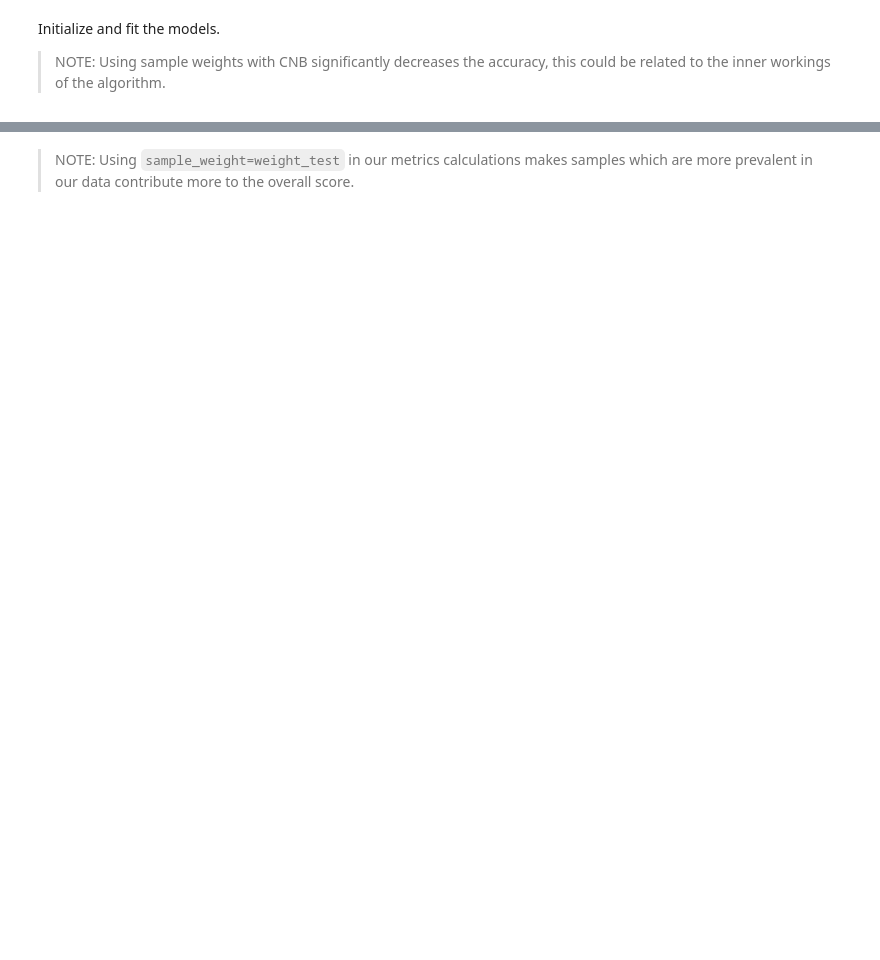
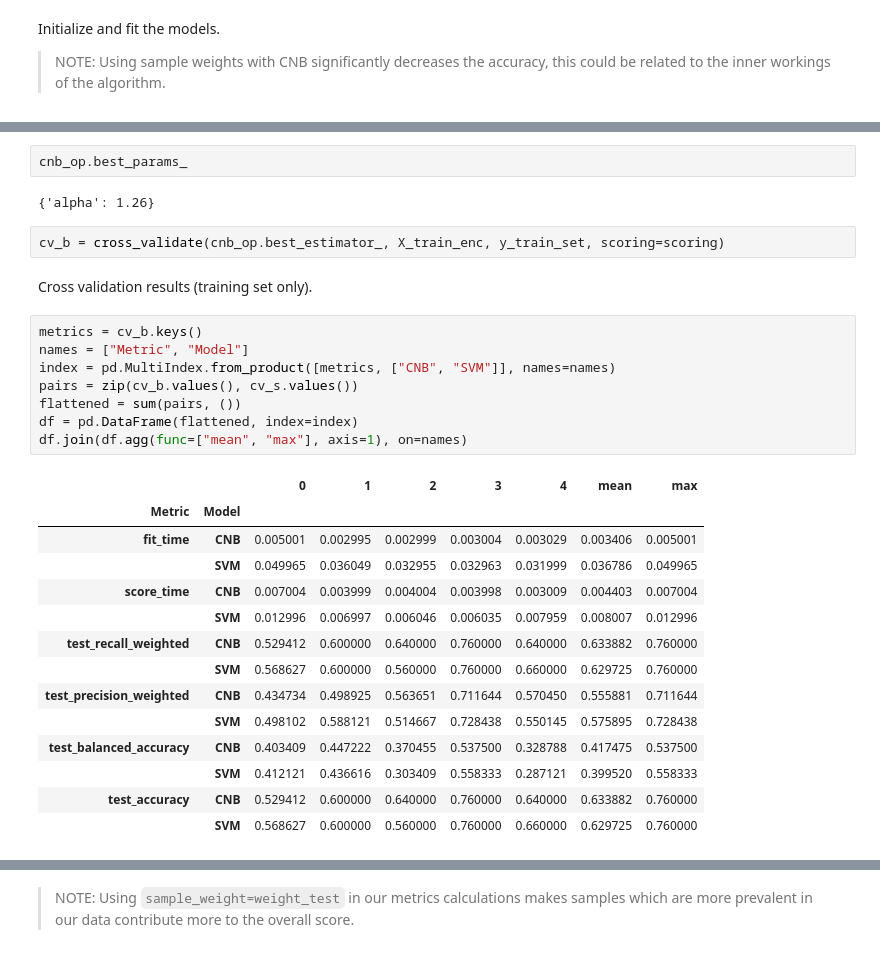
Before and after one commit to Code-the-Change-YYC/YW-NLP-Report-Classifier, a Jupyter notebook: training/description_classification/report_description_classification.ipynb, the cells around one changed output, grey strips where cells are left out. Drawn from its saved outputs; the diff is of its cells as text; blank space fills up the shorter version.

Commit message:
Perform test set evaluation using best hyperparams

```diff
--- a/training/description_classification/report_description_classification.ipynb
+++ b/training/description_classification/report_description_classification.ipynb
@@ -196,0 +259,31 @@ Pipeline(memory='C:\\Users\\siepp\\AppData\\Local\\Temp\\tmpdpfmq0rj',
+# %%
+cnb_op.best_params_
+# %% [output]
+{'alpha': 1.26}
+# %%
+cv_b = cross_validate(cnb_op.best_estimator_, X_train_enc, y_train_set, scoring=scoring)
+# %% [markdown]
+Cross validation results (training set only).
+# %%
+metrics = cv_b.keys()
+names = ["Metric", "Model"]
+index = pd.MultiIndex.from_product([metrics, ["CNB", "SVM"]], names=names)
+pairs = zip(cv_b.values(), cv_s.values())
+flattened = sum(pairs, ())
+df = pd.DataFrame(flattened, index=index)
+df.join(df.agg(func=["mean", "max"], axis=1), on=names)
+# %% [output]
+|  |  | 0 | 1 | 2 | 3 | 4 | mean | max |
+| Metric | Model |  |  |  |  |  |  |  |
+| fit_time | CNB | 0.005001 | 0.002995 | 0.002999 | 0.003004 | 0.003029 | 0.003406 | 0.005001 |
+|  | SVM | 0.049965 | 0.036049 | 0.032955 | 0.032963 | 0.031999 | 0.036786 | 0.049965 |
+| score_time | CNB | 0.007004 | 0.003999 | 0.004004 | 0.003998 | 0.003009 | 0.004403 | 0.007004 |
+|  | SVM | 0.012996 | 0.006997 | 0.006046 | 0.006035 | 0.007959 | 0.008007 | 0.012996 |
+| test_recall_weighted | CNB | 0.529412 | 0.600000 | 0.640000 | 0.760000 | 0.640000 | 0.633882 | 0.760000 |
+|  | SVM | 0.568627 | 0.600000 | 0.560000 | 0.760000 | 0.660000 | 0.629725 | 0.760000 |
+| test_precision_weighted | CNB | 0.434734 | 0.498925 | 0.563651 | 0.711644 | 0.570450 | 0.555881 | 0.711644 |
+|  | SVM | 0.498102 | 0.588121 | 0.514667 | 0.728438 | 0.550145 | 0.575895 | 0.728438 |
+| test_balanced_accuracy | CNB | 0.403409 | 0.447222 | 0.370455 | 0.537500 | 0.328788 | 0.417475 | 0.537500 |
+|  | SVM | 0.412121 | 0.436616 | 0.303409 | 0.558333 | 0.287121 | 0.399520 | 0.558333 |
+| test_accuracy | CNB | 0.529412 | 0.600000 | 0.640000 | 0.760000 | 0.640000 | 0.633882 | 0.760000 |
+|  | SVM | 0.568627 | 0.600000 | 0.560000 | 0.760000 | 0.660000 | 0.629725 | 0.760000 |
```
Also changed, not shown: parts of 37 cells of this notebook, 2 other files.
